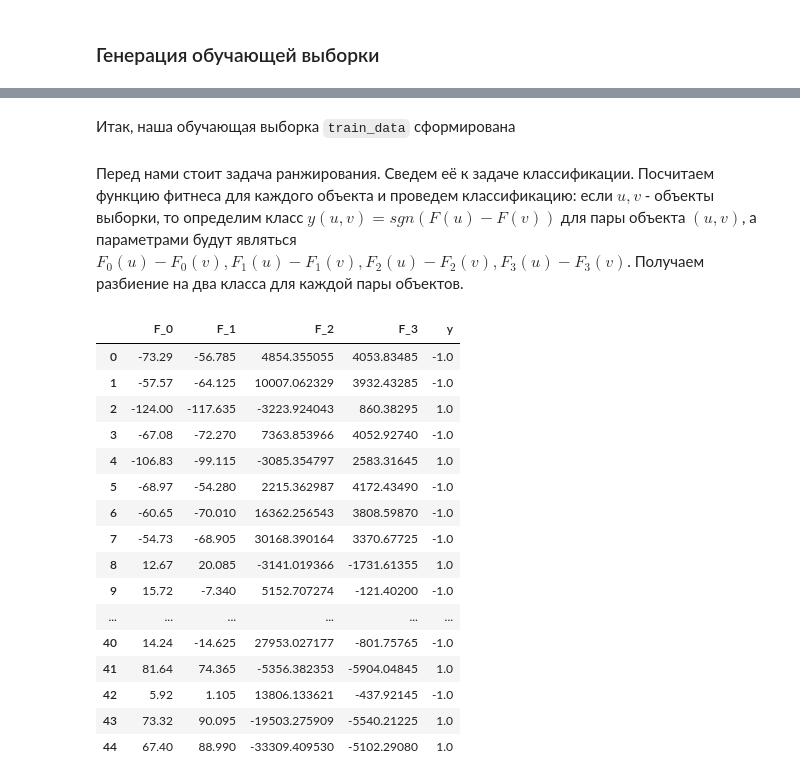
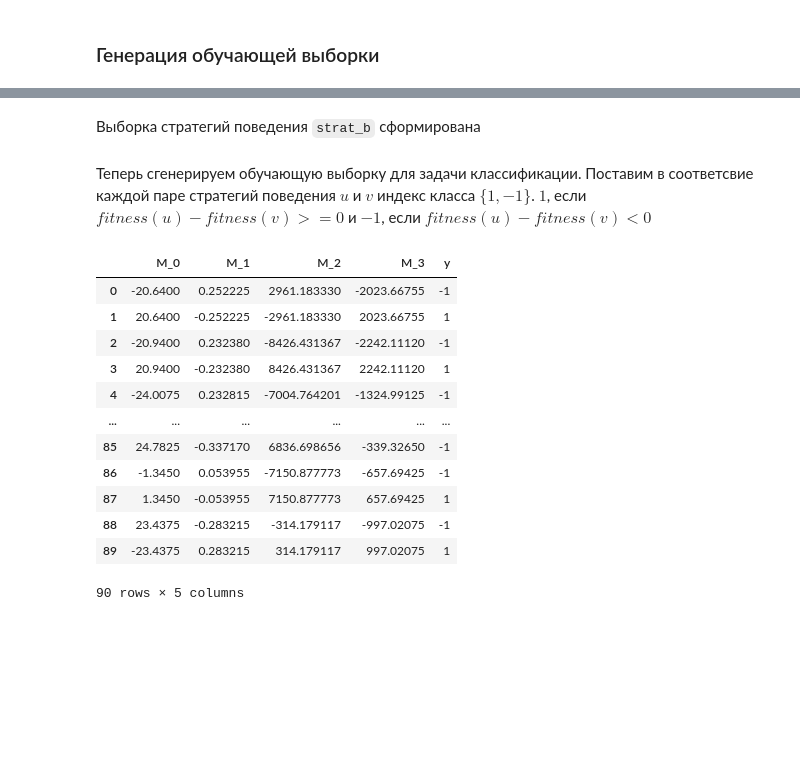
Before and after one commit to Step2Victory/research_fitness_function, a Jupyter notebook: Untitled.ipynb, the cells around one changed output, grey strips where cells are left out. Cells and saved outputs as stored; diff of their text form; code cells hidden in the pictures; blank space fills up the shorter version.

```diff
--- a/Untitled.ipynb
+++ b/Untitled.ipynb
@@ -46,0 +53,6 @@ C = 140
+# %%
+sigm1 = 0.25
+sigm2 = 0.003
+C0 = 60
+C = 140
+lam = [0.1 / sigm1, 1 / sigm2, 0.000025, 0.1]
@@ -82,19 +107,19 @@ def gen_AB():
     B = (-1) ** randint(0, 2) * randint(0, min(-A, A + C * 100))
     return A / 100, B / 100
 
-def get_data_train(N):
-    train_arr = []
+def get_strategy_of_behavior(N):
+    arr = []
     for i in range(N):
         a = gen_AB()
-        while a in train_arr:
+        while a in arr:
             a = gen_AB()
-        train_arr.append(a)
-    data = pd.DataFrame(columns=['A', 'B'], data = train_arr)
+        arr.append(a)
+    data = pd.DataFrame(columns=['A', 'B'], data = arr)
     data['C'] = C
     data['C0'] = C0
     return data
 
-train_data = get_data_train(10)
-train_data.head()
+strat_b = get_data_train(10)
+strat_b.head()
 # %% [output]
 |  | A | B | C | C0 |
@@ -106,38 +131,37 @@ train_data.head()
-# %% [markdown]
-Итак, наша обучающая выборка `train_data` сформирована
-# %% [markdown]
-Перед нами стоит задача ранжирования. Сведем её к задаче классификации. Посчитаем функцию фитнеса для каждого объекта и проведем классификацию: если $u, v$ - объекты выборки, то определим класс $y(u, v) = sgn(F(u) - F(v))$ для пары объекта $(u, v)$, а параметрами будут являться $F_0(u) - F_0(v), F_1(u) - F_1(v), F_2(u) - F_2(v), F_3(u) - F_3(v)$. Получаем разбиение на два класса для каждой пары объектов.
+# %% [markdown]
+Выборка стратегий поведения `strat_b` сформирована
+# %% [markdown]
+Теперь сгенерируем обучающую выборку для задачи классификации. Поставим в соответсвие каждой паре стратегий поведения $u$ и $v$ индекс класса $\{1, -1\}$.
+$1$, если $fitness(u) - fitness(v) >= 0$ и $-1$, если $fitness(u) - fitness(v) < 0$
 # %%
-def get_pair(u, v):
-    F = [F0(*u) - F0(*v), F1(*u) - F1(*v), F2(*u) - F2(*v), F3(*u) - F3(*v), np.sign(fitness(*u) - fitness(*v))]
-    return F
+def get_params(u, v):
+    M_Y = [*(np.array(M(*u)) - np.array(M(*v))), neuron(u, v)]
+    return M_Y
 
-def get_data_train_classifier(train_data):
+def get_data_train_classifier(strat_b):
     train_data_arr = []
-    for i in range(len(train_data)):
-        for j in range(i + 1, len(train_data)):
-            F = get_pair(train_data.loc[i], train_data.loc[j])
-            train_data_arr.append(F)
-    train_data_classifier = pd.DataFrame(columns=['F_0', 'F_1', 'F_2', 'F_3', 'y'], data=train_data_arr)
+    for i in range(len(strat_b)):
+        for j in range(i + 1, len(strat_b)):
+            obj1 = get_params(strat_b.loc[i], strat_b.loc[j])
+            obj2 = get_params(strat_b.loc[j], strat_b.loc[i])
+            train_data_arr.append(obj1)
+            train_data_arr.append(obj2)
+    train_data_classifier = pd.DataFrame(columns=['M_0', 'M_1', 'M_2', 'M_3', 'y'], data=train_data_arr)
     return train_data_classifier
 
-data_train_classifier = get_data_train_classifier(train_data).query('y != 0')
+data_train_classifier = get_data_train_classifier(strat_b)
 data_train_classifier
 # %% [output]
-|  | F_0 | F_1 | F_2 | F_3 | y |
-| 0 | -73.29 | -56.785 | 4854.355055 | 4053.83485 | -1.0 |
-| 1 | -57.57 | -64.125 | 10007.062329 | 3932.43285 | -1.0 |
-| 2 | -124.00 | -117.635 | -3223.924043 | 860.38295 | 1.0 |
-| 3 | -67.08 | -72.270 | 7363.853966 | 4052.92740 | -1.0 |
-| 4 | -106.83 | -99.115 | -3085.354797 | 2583.31645 | 1.0 |
-| 5 | -68.97 | -54.280 | 2215.362987 | 4172.43490 | -1.0 |
-| 6 | -60.65 | -70.010 | 16362.256543 | 3808.59870 | -1.0 |
-| 7 | -54.73 | -68.905 | 30168.390164 | 3370.67725 | -1.0 |
-| 8 | 12.67 | 20.085 | -3141.019366 | -1731.61355 | 1.0 |
-| 9 | 15.72 | -7.340 | 5152.707274 | -121.40200 | -1.0 |
+|  | M_0 | M_1 | M_2 | M_3 | y |
+| 0 | -20.6400 | 0.252225 | 2961.183330 | -2023.66755 | -1 |
+| 1 | 20.6400 | -0.252225 | -2961.183330 | 2023.66755 | 1 |
+| 2 | -20.9400 | 0.232380 | -8426.431367 | -2242.11120 | -1 |
+| 3 | 20.9400 | -0.232380 | 8426.431367 | 2242.11120 | 1 |
+| 4 | -24.0075 | 0.232815 | -7004.764201 | -1324.99125 | -1 |
 | ... | ... | ... | ... | ... | ... |
-| 40 | 14.24 | -14.625 | 27953.027177 | -801.75765 | -1.0 |
-| 41 | 81.64 | 74.365 | -5356.382353 | -5904.04845 | 1.0 |
-| 42 | 5.92 | 1.105 | 13806.133621 | -437.92145 | -1.0 |
-| 43 | 73.32 | 90.095 | -19503.275909 | -5540.21225 | 1.0 |
-| 44 | 67.40 | 88.990 | -33309.409530 | -5102.29080 | 1.0 |
+| 85 | 24.7825 | -0.337170 | 6836.698656 | -339.32650 | -1 |
+| 86 | -1.3450 | 0.053955 | -7150.877773 | -657.69425 | -1 |
+| 87 | 1.3450 | -0.053955 | 7150.877773 | 657.69425 | 1 |
+| 88 | 23.4375 | -0.283215 | -314.179117 | -997.02075 | -1 |
+| 89 | -23.4375 | 0.283215 | 314.179117 | 997.02075 | 1 |
+90 rows × 5 columns
```
Also changed, not shown: parts of 29 cells of this notebook.
